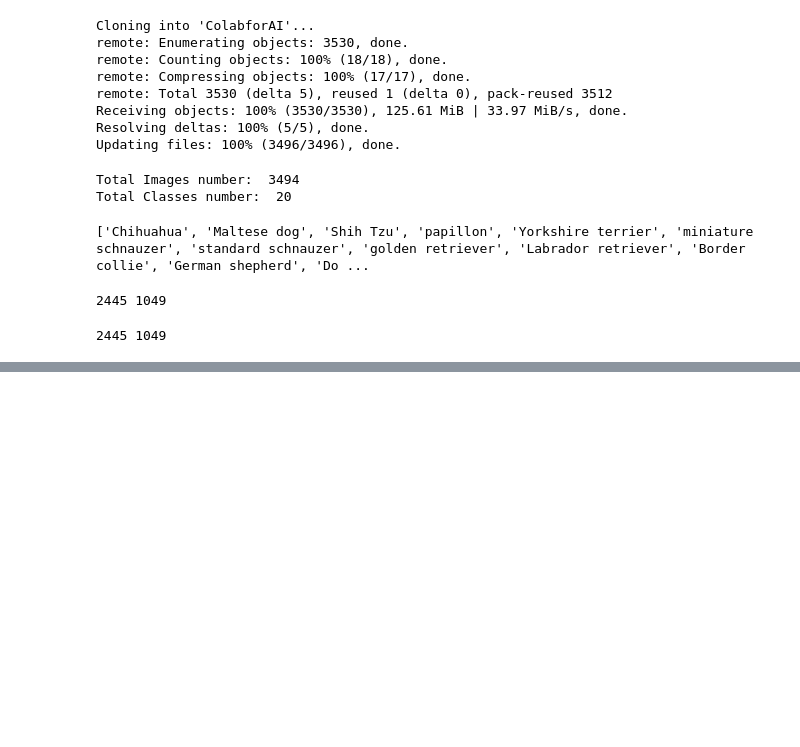
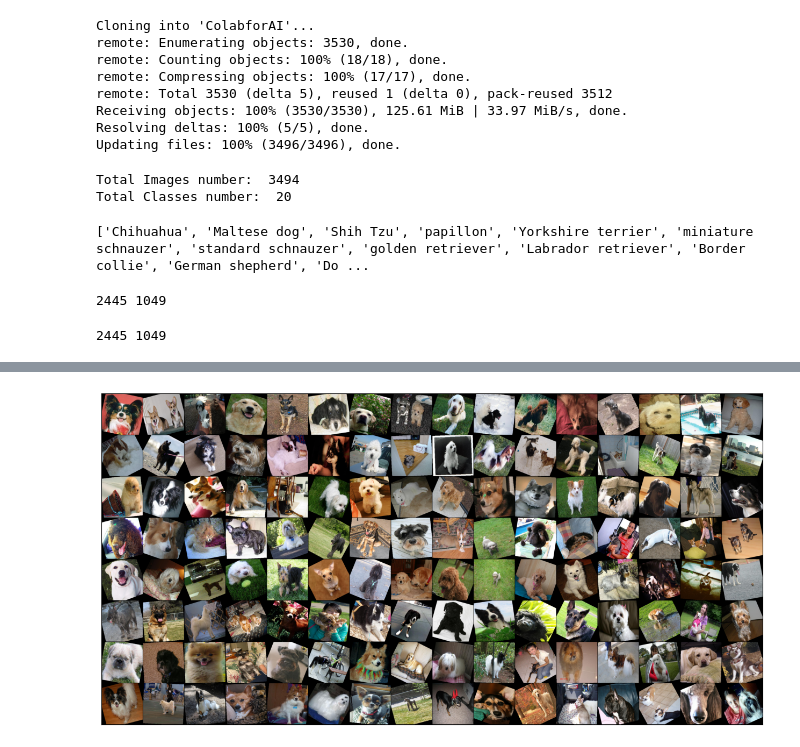
Before and after one commit to a945120/ColabforAI, a Jupyter notebook: Dogsbreeds.ipynb, the cells around one changed output, grey strips where cells are left out. Cells and saved outputs as stored; diff of their text form; code cells hidden in the pictures; blank space fills up the shorter version.

```diff
--- a/Dogsbreeds.ipynb
+++ b/Dogsbreeds.ipynb
@@ -83,0 +127,17 @@ n02112018-Pomeranian
+# %%
+batch_size = 128
+
+# Create DataLoaders
+train_dl = DataLoader(train_dataset, batch_size, shuffle=True, num_workers=2, pin_memory=True)
+val_dl = DataLoader(val_dataset, batch_size, shuffle=True, num_workers=2, pin_memory=True)
+# %%
+def show_batch(dl):
+    for img, lb in dl:
+        fig, ax = plt.subplots(figsize=(16, 8))
+        ax.set_xticks([]); ax.set_yticks([])
+        ax.imshow(make_grid(img.cpu(), nrow=16).permute(1,2,0))
+        break
+# %%
+show_batch(train_dl)
+# %% [output]
+[figure, added]
```
Also changed, not shown: parts of 16 cells of this notebook.
